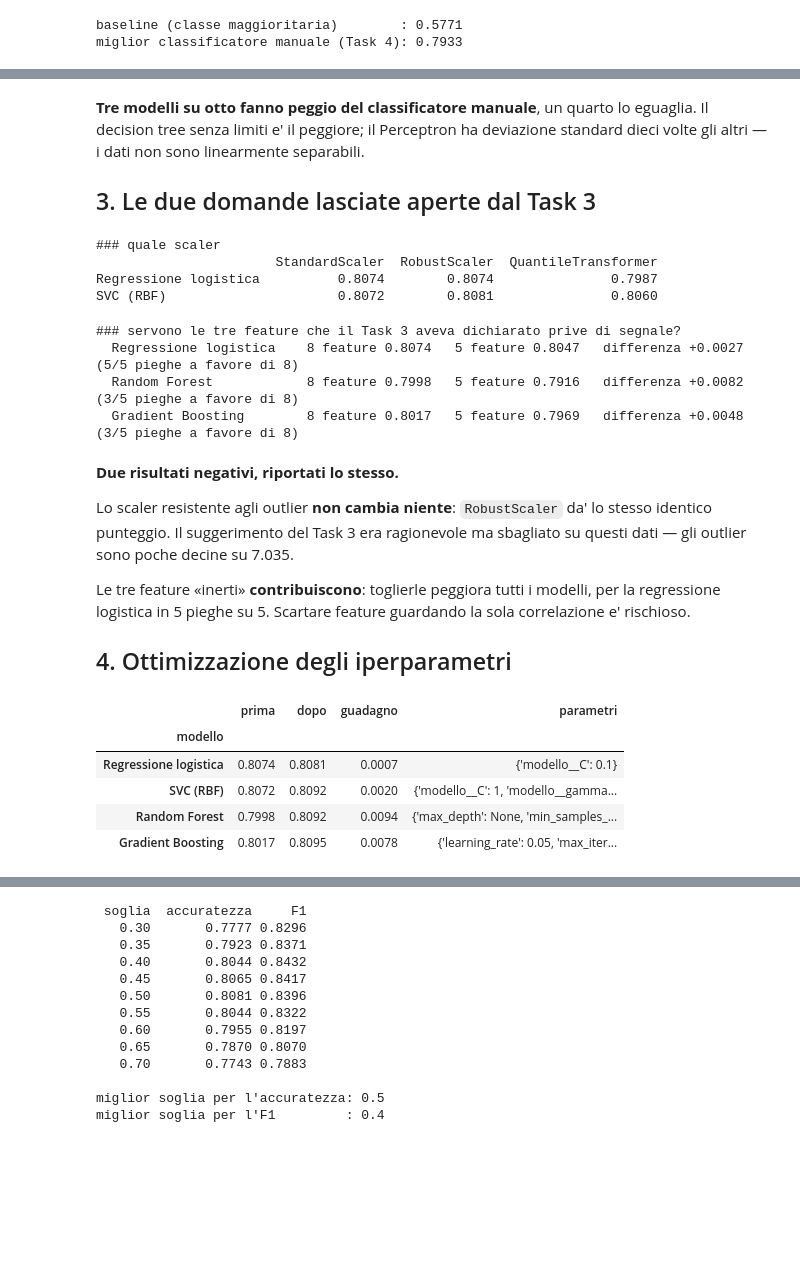
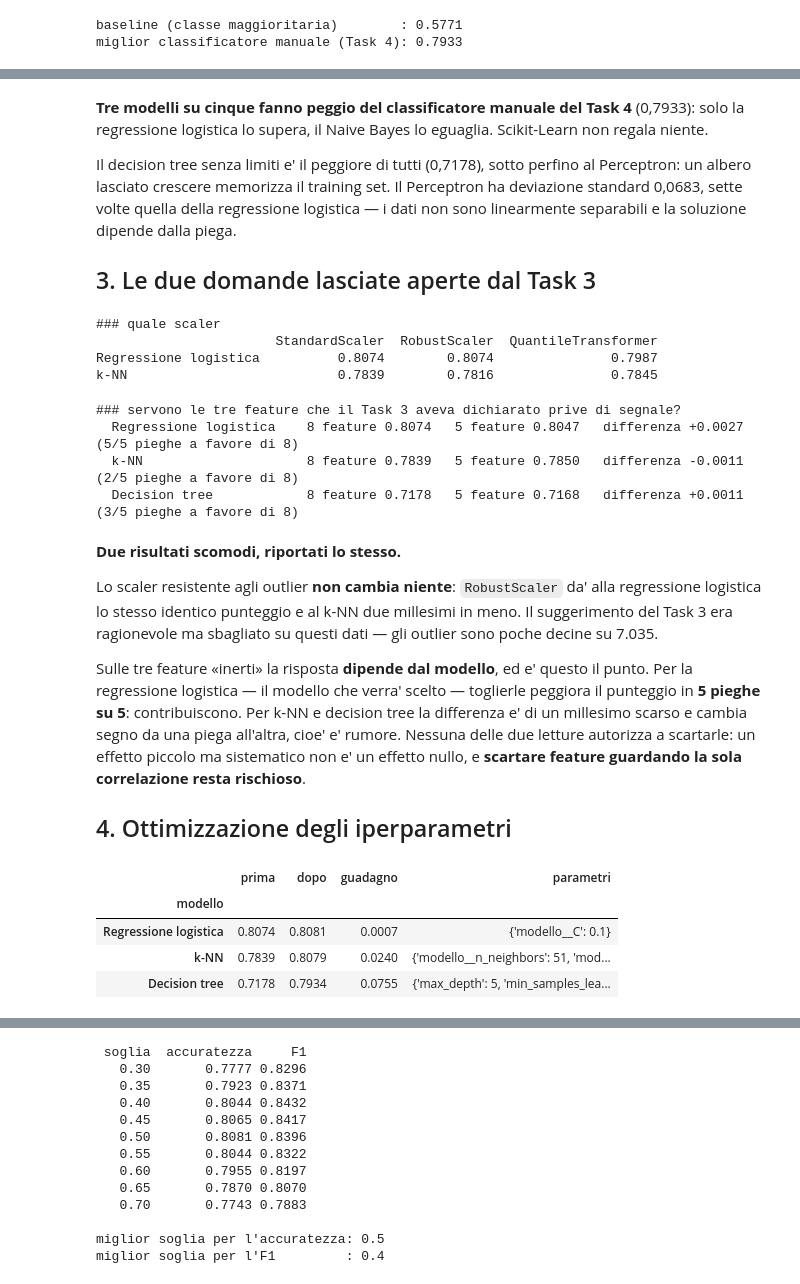
Before and after one commit to cycca/machinelearning-MOOC, a Jupyter notebook: notebooks/05_modellazione.ipynb, the cells around one changed output, grey strips where cells are left out. Saved outputs shown, nothing was run; the diff lists cells and outputs as text; code cells hidden in the pictures; blank space fills up the shorter version.

```diff
--- a/notebooks/05_modellazione.ipynb
+++ b/notebooks/05_modellazione.ipynb
@@ -67,12 +68,9 @@ def con_scaling(modello, scaler=None):
 modelli = {
     "Perceptron":            con_scaling(Perceptron(random_state=SEME)),
     "Regressione logistica": con_scaling(LogisticRegression(max_iter=1000, random_state=SEME)),
-    "k-NN (k=5)":            con_scaling(KNeighborsClassifier()),
-    "SVC (RBF)":             con_scaling(SVC(random_state=SEME)),
+    "k-NN":                  con_scaling(KNeighborsClassifier()),
     "Naive Bayes gaussiano": con_scaling(GaussianNB()),
     "Decision tree":         DecisionTreeClassifier(random_state=SEME),
-    "Random Forest":         RandomForestClassifier(random_state=SEME),   # la parallelizzazione
-    "Gradient Boosting":     HistGradientBoostingClassifier(random_state=SEME),  # la fa la CV esterna
 }
 
 righe = {}
@@ -111,7 +106,11 @@ plt.show()
 # %% [markdown]
-**Tre modelli su otto fanno peggio del classificatore manuale**, un quarto lo eguaglia.
-Il decision tree senza limiti e' il peggiore; il Perceptron ha deviazione standard dieci volte gli altri —
-i dati non sono linearmente separabili.
+**Tre modelli su cinque fanno peggio del classificatore manuale del Task 4** (0,7933): solo la
+regressione logistica lo supera, il Naive Bayes lo eguaglia. Scikit-Learn non regala niente.
+
+Il decision tree senza limiti e' il peggiore di tutti (0,7178), sotto perfino al Perceptron: un albero
+lasciato crescere memorizza il training set. Il Perceptron ha deviazione standard 0,0683, sette volte
+quella della regressione logistica — i dati non sono linearmente separabili e la soluzione dipende
+dalla piega.
 
 ## 3. Le due domande lasciate aperte dal Task 3
 # %%
@@ -119,7 +118,7 @@ scalatori = {"StandardScaler": StandardScaler(), "RobustScaler": RobustScaler(),
              "QuantileTransformer": QuantileTransformer(output_distribution="normal", random_state=SEME)}
 prove = {}
 for nome, base in [("Regressione logistica", LogisticRegression(max_iter=1000, random_state=SEME)),
-                   ("SVC (RBF)", SVC(random_state=SEME))]:
+                   ("k-NN", KNeighborsClassifier())]:
     prove[nome] = {ns: cross_validate(con_scaling(base, s), X_tr, y_tr, cv=CV,
                                       scoring="accuracy", n_jobs=-1)["test_score"].mean()
                    for ns, s in scalatori.items()}
@@ -129,11 +128,11 @@ print(pd.DataFrame(prove).T.round(4).to_string())
 ### quale scaler
                        StandardScaler  RobustScaler  QuantileTransformer
 Regressione logistica          0.8074        0.8074               0.7987
-SVC (RBF)                      0.8072        0.8081               0.8060
+k-NN                           0.7839        0.7816               0.7845
 # %%
 INERTI = ["feature1_media", "feature2_media", "feature3_media"]
 print("### servono le tre feature che il Task 3 aveva dichiarato prive di segnale?")
-for nome in ["Regressione logistica", "Random Forest", "Gradient Boosting"]:
+for nome in ["Regressione logistica", "k-NN", "Decision tree"]:
     m = modelli[nome]
     tutte   = cross_validate(m, X_tr, y_tr, cv=CV, scoring="accuracy", n_jobs=-1)["test_score"]
     ridotte = cross_validate(m, X_tr.drop(columns=INERTI), y_tr, cv=CV, scoring="accuracy", n_jobs=-1)["test_score"]
@@ -143,45 +142,50 @@ for nome in ["Regressione logistica", "Random Forest", "Gradient Boosting"]:
 # %% [output]
 ### servono le tre feature che il Task 3 aveva dichiarato prive di segnale?
   Regressione logistica    8 feature 0.8074   5 feature 0.8047   differenza +0.0027  (5/5 pieghe a favore di 8)
-  Random Forest            8 feature 0.7998   5 feature 0.7916   differenza +0.0082  (3/5 pieghe a favore di 8)
-  Gradient Boosting        8 feature 0.8017   5 feature 0.7969   differenza +0.0048  (3/5 pieghe a favore di 8)
+  k-NN                     8 feature 0.7839   5 feature 0.7850   differenza -0.0011  (2/5 pieghe a favore di 8)
+  Decision tree            8 feature 0.7178   5 feature 0.7168   differenza +0.0011  (3/5 pieghe a favore di 8)
 # %% [markdown]
-**Due risultati negativi, riportati lo stesso.**
+**Due risultati scomodi, riportati lo stesso.**
 
-Lo scaler resistente agli outlier **non cambia niente**: `RobustScaler` da' lo stesso identico
-punteggio. Il suggerimento del Task 3 era ragionevole ma sbagliato su questi dati — gli outlier sono
-poche decine su 7.035.
+Lo scaler resistente agli outlier **non cambia niente**: `RobustScaler` da' alla regressione logistica
+lo stesso identico punteggio e al k-NN due millesimi in meno. Il suggerimento del Task 3 era
+ragionevole ma sbagliato su questi dati — gli outlier sono poche decine su 7.035.
 
-Le tre feature «inerti» **contribuiscono**: toglierle peggiora tutti i modelli, per la regressione
-logistica in 5 pieghe su 5. Scartare feature guardando la sola correlazione e' rischioso.
+Sulle tre feature «inerti» la risposta **dipende dal modello**, ed e' questo il punto. Per la
+regressione logistica — il modello che verra' scelto — toglierle peggiora il punteggio in **5 pieghe
+su 5**: contribuiscono. Per k-NN e decision tree la differenza e' di un millesimo scarso e cambia
+segno da una piega all'altra, cioe' e' rumore. Nessuna delle due letture autorizza a scartarle:
+un effetto piccolo ma sistematico non e' un effetto nullo, e **scartare feature guardando la sola
+correlazione resta rischioso**.
 
 ## 4. Ottimizzazione degli iperparametri
 # %%
 griglie = {
     "Regressione logistica": (con_scaling(LogisticRegression(max_iter=2000, random_state=SEME)),
                               {"modello__C": [.01, .1, 1, 10, 100]}),
-    "SVC (RBF)":             (con_scaling(SVC(random_state=SEME)),
-                              {"modello__C": [.5, 1, 5, 10], "modello__gamma": ["scale", .05, .1, .5]}),
-    "Random Forest":         (RandomForestClassifier(random_state=SEME),
-                              {"n_estimators": [300], "max_depth": [None, 8, 14], "min_samples_leaf": [1, 5, 20]}),
-    "Gradient Boosting":     (HistGradientBoostingClassifier(random_state=SEME),
-                              {"learning_rate": [.05, .1], "max_iter": [100, 300],
-                               "max_leaf_nodes": [15, 31], "min_samples_leaf": [20, 50]}),
+    "k-NN":                  (con_scaling(KNeighborsClassifier()),
+                              {"modello__n_neighbors": [5, 11, 21, 31, 51],
+                               "modello__weights": ["uniform", "distance"]}),
+    "Decision tree":         (DecisionTreeClassifier(random_state=SEME),
+                              {"max_depth": [None, 3, 5, 8, 12], "min_samples_leaf": [1, 5, 20, 50]}),
 }
 finalisti, tabella = {}, []
 for nome, (stimatore, griglia) in griglie.items():
     gs = GridSearchCV(stimatore, griglia, cv=CV, scoring="accuracy", n_jobs=-1).fit(X_tr, y_tr)
     finalisti[nome] = gs.best_estimator_
     tabella.append({"modello": nome, "prima": round(confronto.loc[nome, "accuratezza"], 4),
                     "dopo": round(gs.best_score_, 4),
                     "guadagno": round(gs.best_score_ - confronto.loc[nome, "accuratezza"], 4),
                     "parametri": gs.best_params_})
+
+# il Naive Bayes gaussiano non ha iperparametri da tarare: entra in finale com'e'
+finalisti["Naive Bayes gaussiano"] = modelli["Naive Bayes gaussiano"]
+
 pd.DataFrame(tabella).set_index("modello")
 # %% [output]
 |  | prima | dopo | guadagno | parametri |
 | modello |  |  |  |  |
 | Regressione logistica | 0.8074 | 0.8081 | 0.0007 | {'modello__C': 0.1} |
-| SVC (RBF) | 0.8072 | 0.8092 | 0.0020 | {'modello__C': 1, 'modello__gamma... |
-| Random Forest | 0.7998 | 0.8092 | 0.0094 | {'max_depth': None, 'min_samples_... |
-| Gradient Boosting | 0.8017 | 0.8095 | 0.0078 | {'learning_rate': 0.05, 'max_iter... |
+| k-NN | 0.7839 | 0.8079 | 0.0240 | {'modello__n_neighbors': 51, 'mod... |
+| Decision tree | 0.7178 | 0.7934 | 0.0755 | {'max_depth': 5, 'min_samples_lea... |
 # %% [markdown]
```
Also changed, not shown: parts of 11 cells of this notebook, 13 other files.
